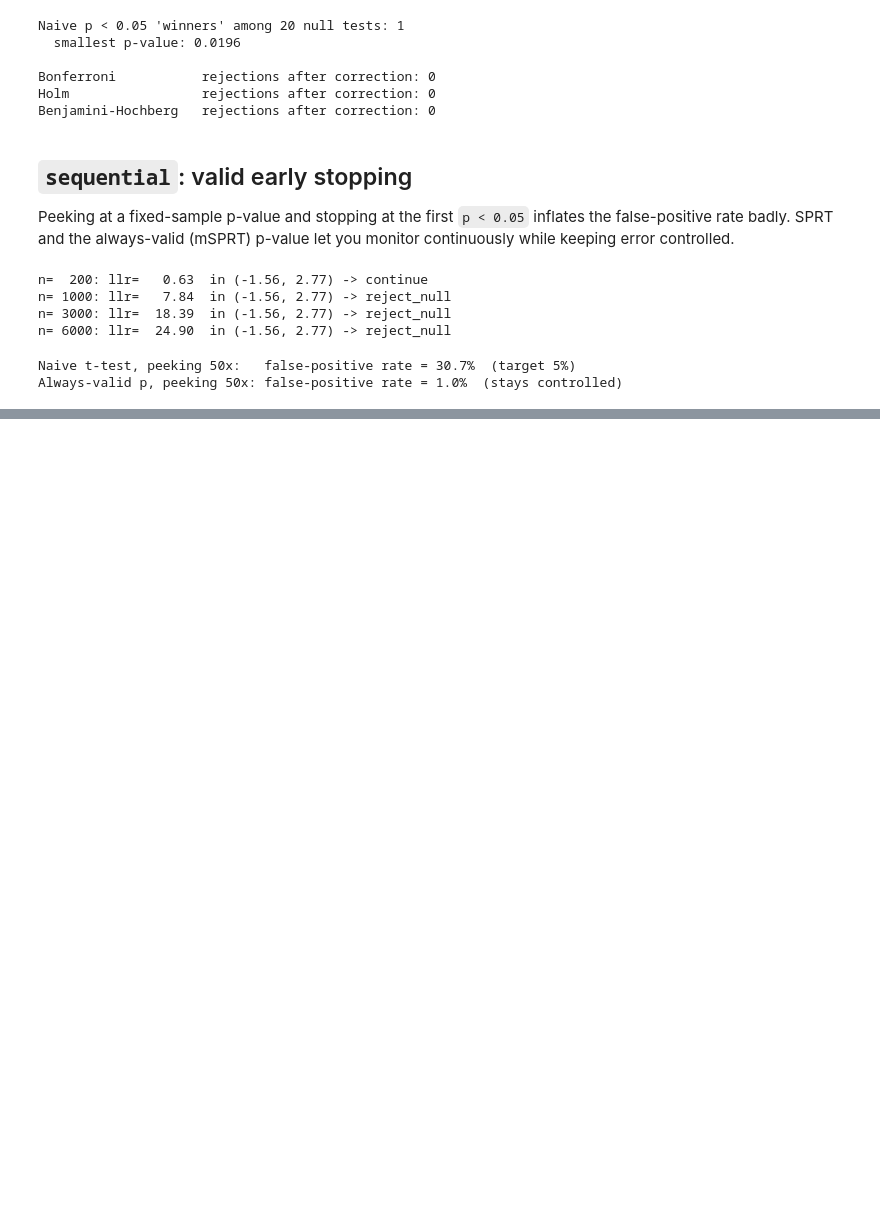
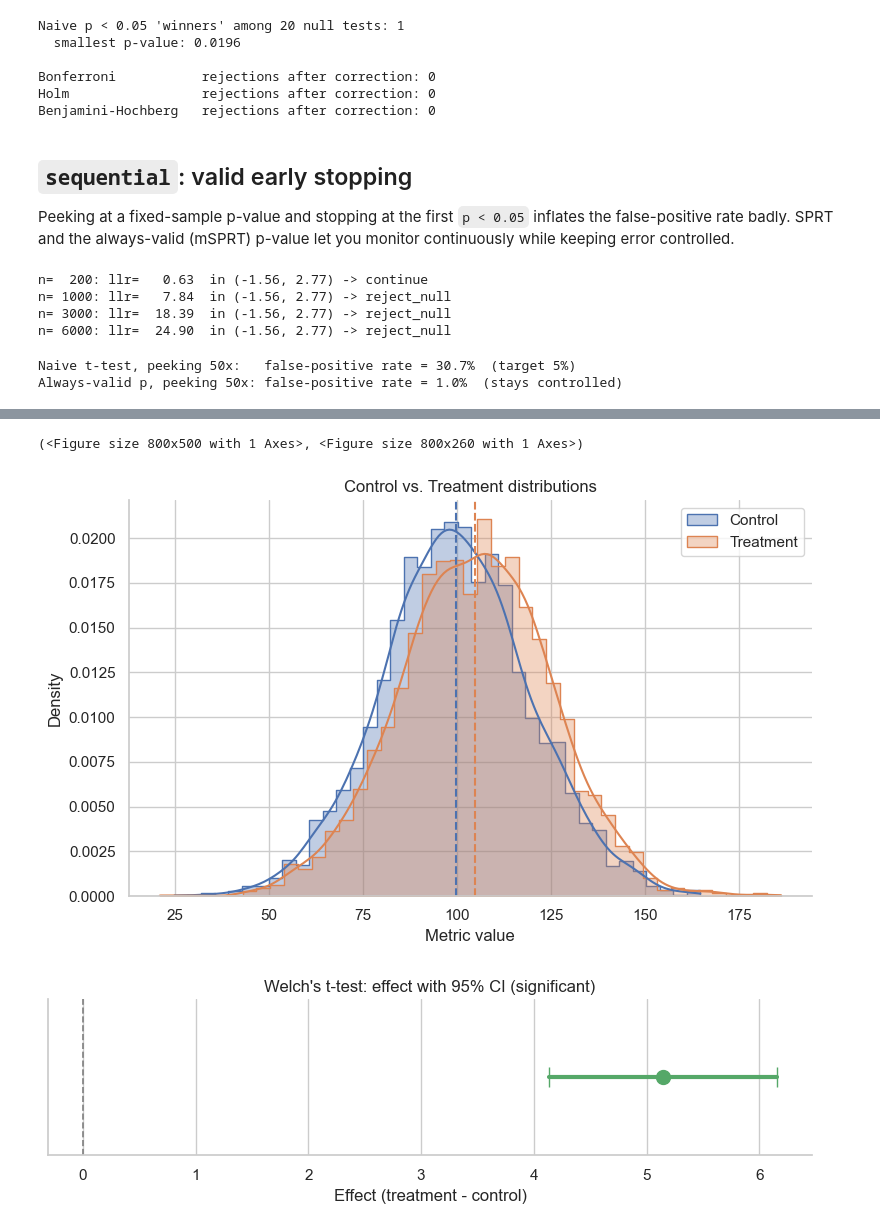
Before and after one commit to cbrackeen05/ab-testing-toolkit, a Jupyter notebook: notebooks/testing.ipynb, the cells around one changed output, grey strips where cells are left out. Cells and saved outputs as stored; diff of their text form; code cells hidden in the pictures; blank space fills up the shorter version.

Commit message:
Add visualizations module with five plotting helpers

```diff
--- a/notebooks/testing.ipynb
+++ b/notebooks/testing.ipynb
@@ -238,0 +244,22 @@ Always-valid p, peeking 50x: false-positive rate = 1.0%  (stays controlled)
+# %%
+from abtesting import (
+    plot_distributions,
+    plot_confidence_interval,
+    plot_power_curve,
+    plot_pvalue_distribution,
+    plot_sequential_boundaries,
+)
+
+# Reuse the continuous experiment from earlier.
+exp = Experiment(
+    np.random.default_rng(2024).normal(100, 20, 3_000),
+    np.random.default_rng(2025).normal(105, 20, 3_000),
+    metric_type="continuous",
+)
+fig_dist = plot_distributions(exp)
+fig_ci = plot_confidence_interval(exp.ttest())
+fig_dist, fig_ci  # display both
+# %% [output]
+(<Figure size 800x500 with 1 Axes>, <Figure size 800x260 with 1 Axes>)
+[figure, added]
+[figure, added]
```
Also changed, not shown: parts of 2 cells of this notebook, 3 other files.
